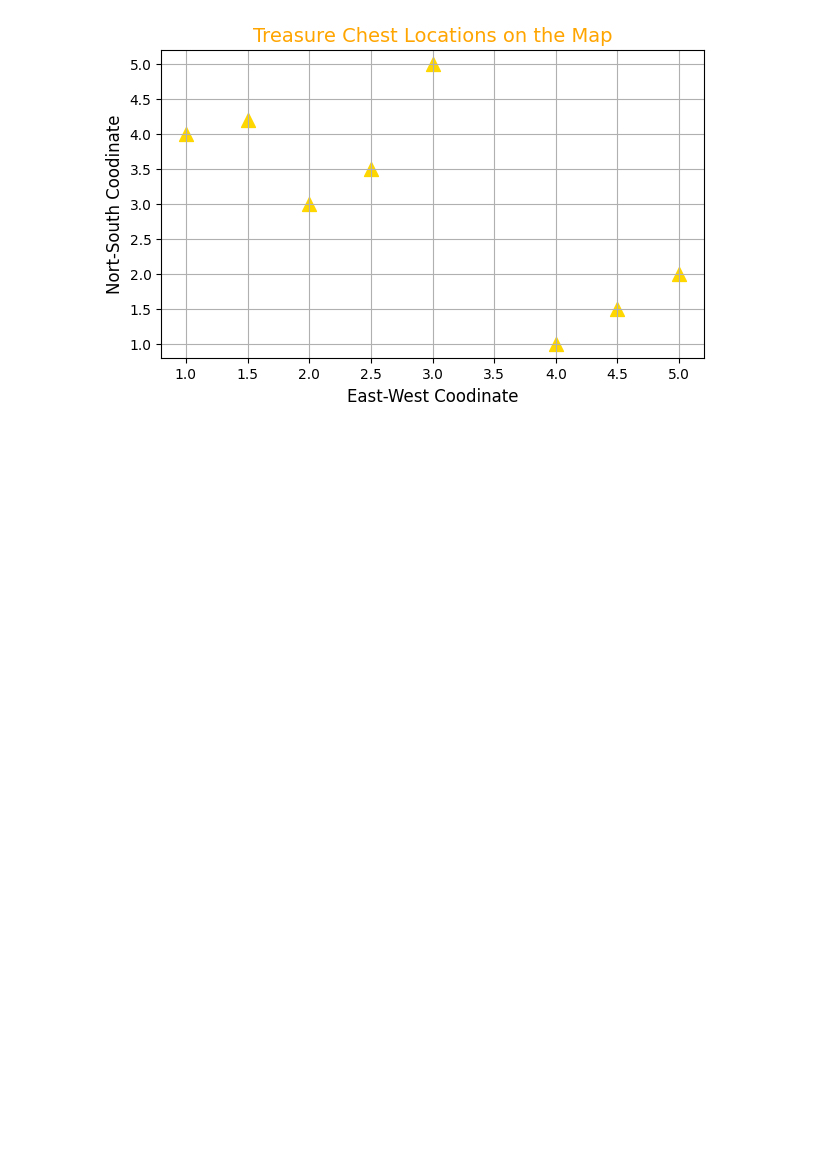
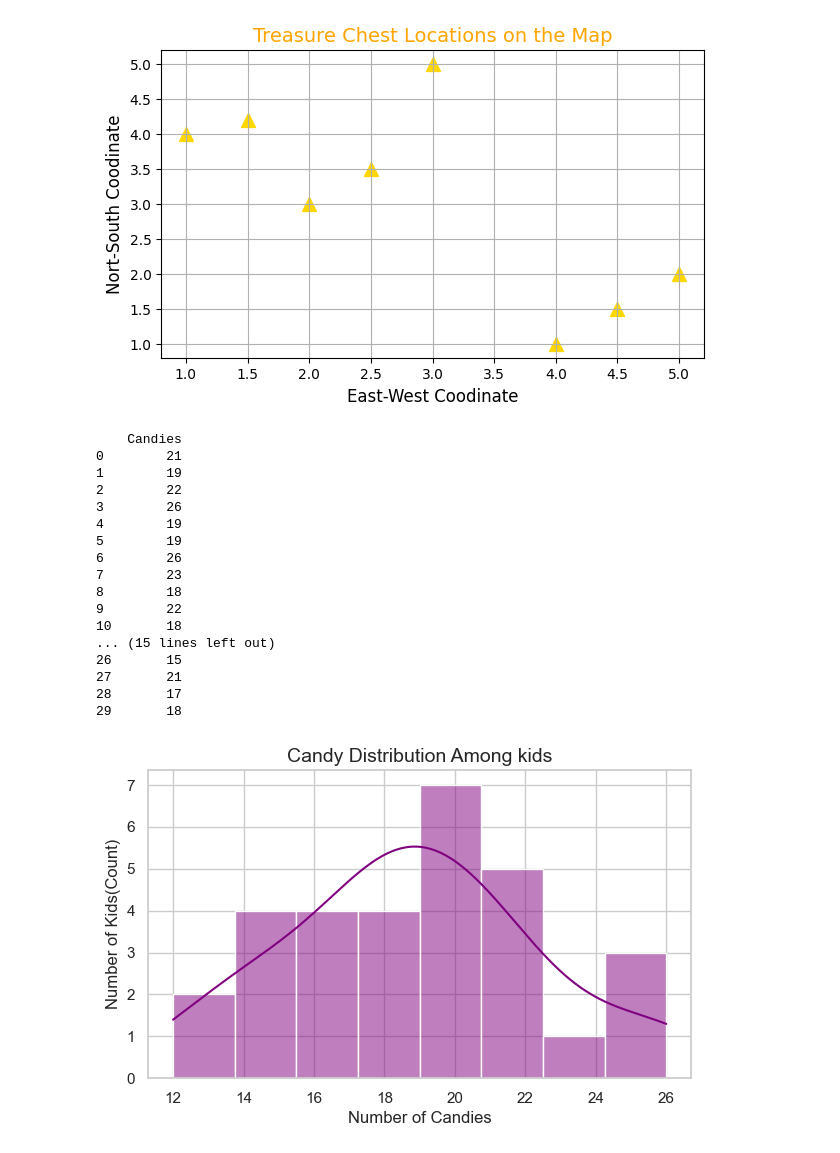
Before and after one commit to Pratham1845/Aiml-training, a Jupyter notebook: matplotlib.ipynb, the cells around one changed output. Cells and saved outputs as stored; diff of their text form; code cells hidden in the pictures; blank space fills up the shorter version.

```diff
--- a/matplotlib.ipynb
+++ b/matplotlib.ipynb
@@ -77,3 +77,41 @@ plt.grid(True)
 plt.show()
 # %% [output]
 [figure]
+# %%
+#4. Histogram :- used for data distribution analysis
+
+np.random.seed(42) # value to be used for random value generation so we get fixed and same random no. every time
+candies=np.random.normal(loc=20,scale=4,size=30).astype(int)  # used for generation of values loc(mean),scale(std. deviation),size(no. of values)
+df_candy=pd.DataFrame({"Candies":candies})
+print(df_candy)
+
+#Set Seaborn style theme
+sns.set_theme(style="whitegrid")
+plt.figure(figsize=(7,4))
+
+#Draw the histogram with KDE (Kernel Density Estimation) line
+sns.histplot(data=df_candy, x="Candies", kde=True, color="purple", bins=8) # data(for dataframe),x(for column of datafram),kde(for curve over bars of hist), bins(for no. of bars)
+
+plt.title("Candy Distribution Among kids",fontsize=14)
+plt.xlabel("Number of Candies",fontsize=12)
+plt.ylabel("Number of Kids(Count)",fontsize=12)
+plt.show()
+# %% [output]
+    Candies
+0        21
+1        19
+2        22
+3        26
+4        19
+5        19
+6        26
+7        23
+8        18
+9        22
+10       18
+... (15 lines left out)
+26       15
+27       21
+28       17
+29       18
+[figure, added]
```
Also changed, not shown: parts of 4 cells of this notebook, 1 other file.
